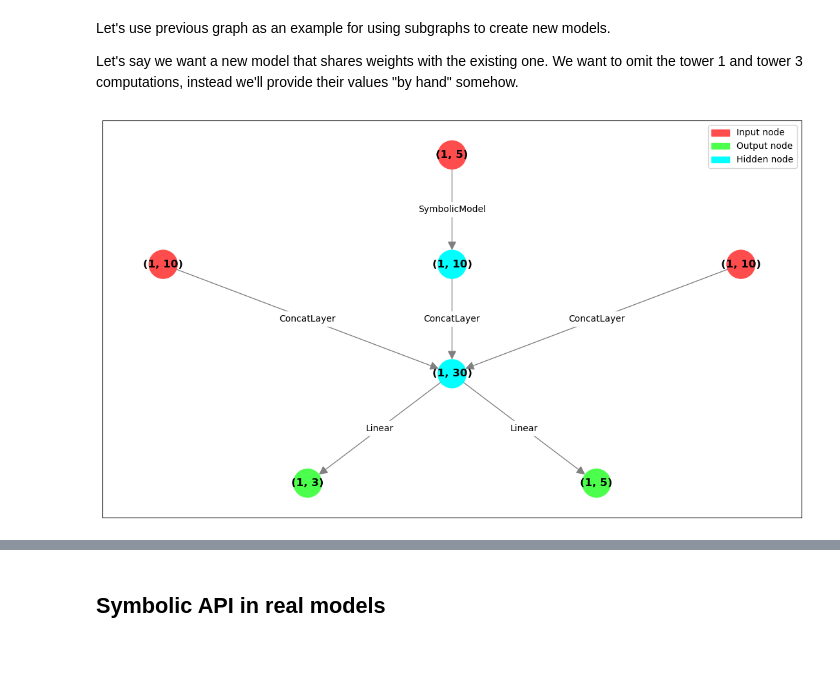
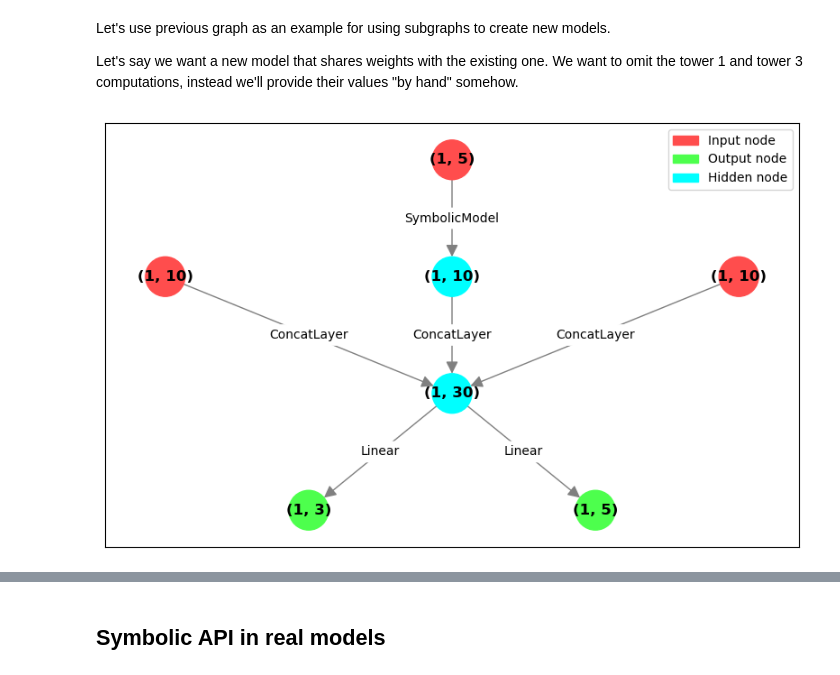
Before and after one commit to sjmikler/pytorch-symbolic, a Jupyter notebook: gentle-introduction.ipynb, the cells around one changed output, grey strips where cells are left out. Cells and saved outputs as stored; diff of their text form; code cells hidden in the pictures.

```diff
--- a/gentle-introduction.ipynb
+++ b/gentle-introduction.ipynb
@@ -279,13 +273,11 @@ We want to omit the tower 1 and tower 3 computations, instead we'll provide thei
 # %%
 input1 = tower_outputs[0]
 input2 = inputs[1]
 input3 = tower_outputs[2]
 
-plt.figure(figsize=(14, 8))
-
-graph_algorithms.draw_graph(inputs=(input1, input2, input3), outputs=(out1, out2))
+graph_algorithms.draw_graph(inputs=(input1, input2, input3), outputs=(out1, out2), figsize=(8, 5));
 # %% [output]
-[figure, old version]
+[figure, new version]
 # %%
 model = SymbolicModel(inputs=(input1, input2, input3), outputs=(out1, out2))
 print(model)
```
Also changed, not shown: parts of 20 cells of this notebook, 16 other files.
